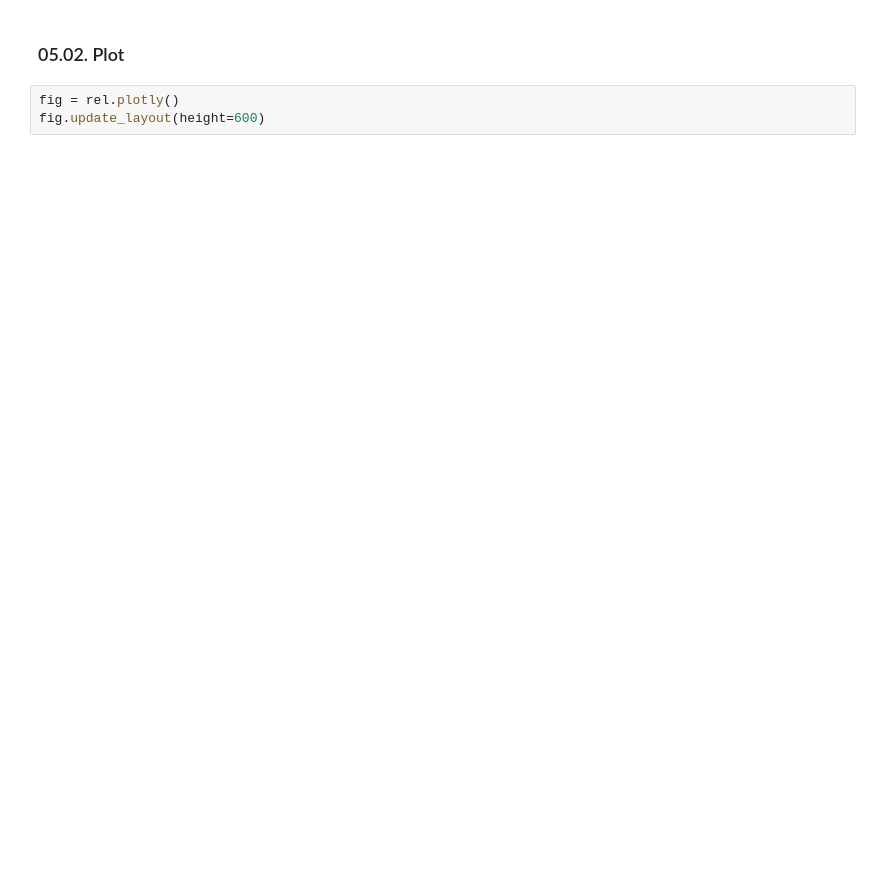
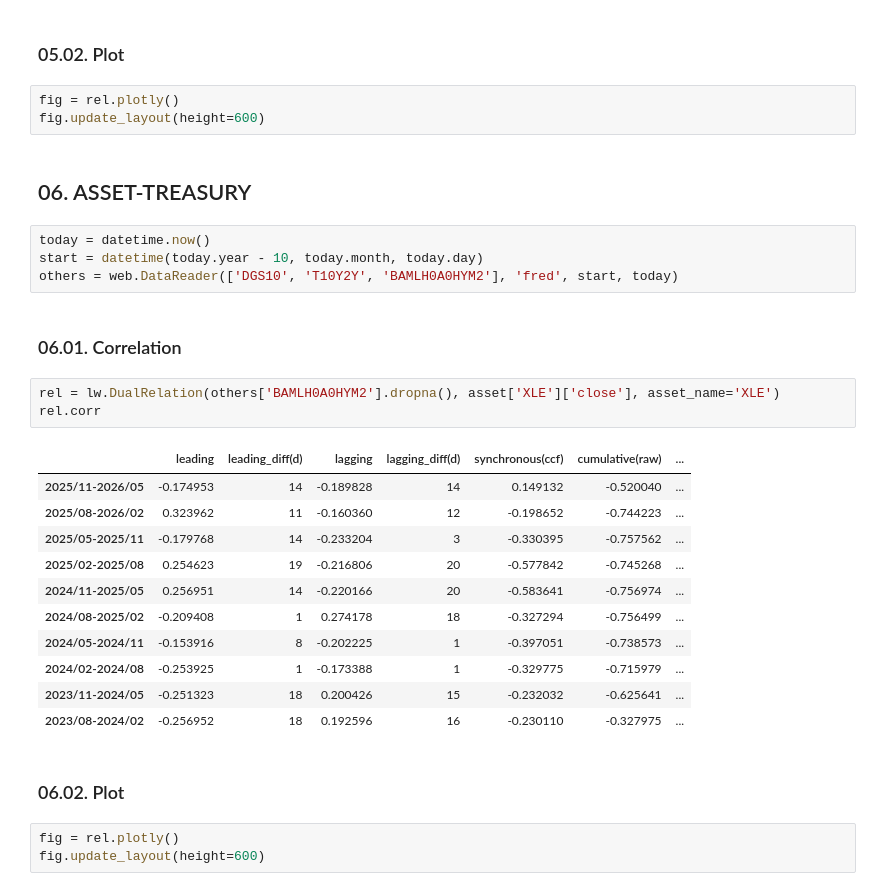
Before and after one commit to labwons/labwons-manager, a Jupyter notebook: analytic/sector/energy.ipynb, the cells around one changed output. Cells and saved outputs as stored; diff of their text form; blank space fills up the shorter version.

```diff
--- a/analytic/sector/energy.ipynb
+++ b/analytic/sector/energy.ipynb
@@ -327,3 +231,31 @@ rel.corr
 # %%
 fig = rel.plotly()
 fig.update_layout(height=600)
+# %% [markdown]
+## 06. ASSET-TREASURY
+# %%
+today = datetime.now()
+start = datetime(today.year - 10, today.month, today.day)
+others = web.DataReader(['DGS10', 'T10Y2Y', 'BAMLH0A0HYM2'], 'fred', start, today)
+# %% [markdown]
+### 06.01. Correlation
+# %%
+rel = lw.DualRelation(others['BAMLH0A0HYM2'].dropna(), asset['XLE']['close'], asset_name='XLE')
+rel.corr
+# %% [output]
+|  | leading | leading_diff(d) | lagging | lagging_diff(d) | synchronous(ccf) | cumulative(raw) | ... |
+| 2025/11-2026/05 | -0.174953 | 14 | -0.189828 | 14 | 0.149132 | -0.520040 | ... |
+| 2025/08-2026/02 | 0.323962 | 11 | -0.160360 | 12 | -0.198652 | -0.744223 | ... |
+| 2025/05-2025/11 | -0.179768 | 14 | -0.233204 | 3 | -0.330395 | -0.757562 | ... |
+| 2025/02-2025/08 | 0.254623 | 19 | -0.216806 | 20 | -0.577842 | -0.745268 | ... |
+| 2024/11-2025/05 | 0.256951 | 14 | -0.220166 | 20 | -0.583641 | -0.756974 | ... |
+| 2024/08-2025/02 | -0.209408 | 1 | 0.274178 | 18 | -0.327294 | -0.756499 | ... |
+| 2024/05-2024/11 | -0.153916 | 8 | -0.202225 | 1 | -0.397051 | -0.738573 | ... |
+| 2024/02-2024/08 | -0.253925 | 1 | -0.173388 | 1 | -0.329775 | -0.715979 | ... |
+| 2023/11-2024/05 | -0.251323 | 18 | 0.200426 | 15 | -0.232032 | -0.625641 | ... |
+| 2023/08-2024/02 | -0.256952 | 18 | 0.192596 | 16 | -0.230110 | -0.327975 | ... |
+# %% [markdown]
+### 06.02. Plot
+# %%
+fig = rel.plotly()
+fig.update_layout(height=600)
```
Also changed, not shown: parts of 25 cells of this notebook.
